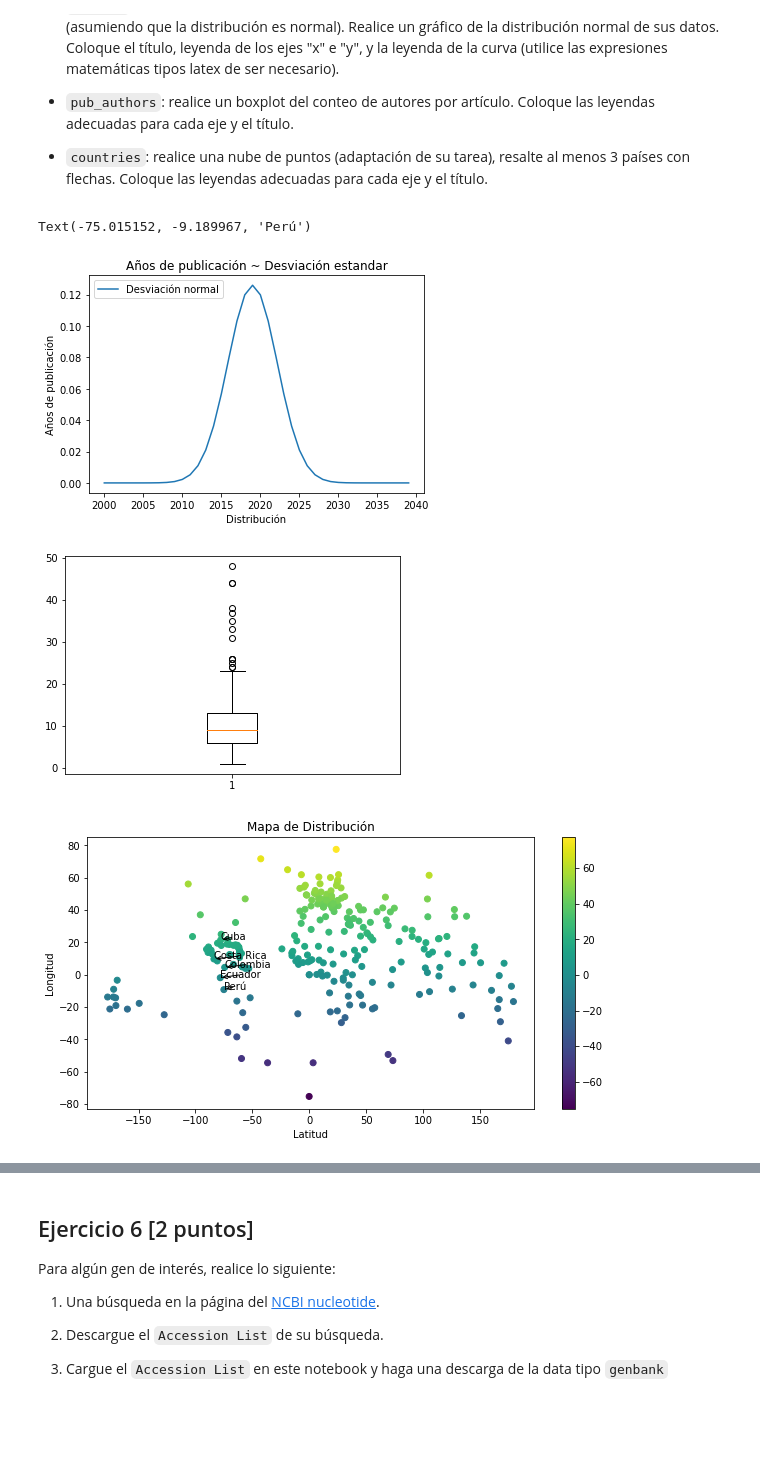
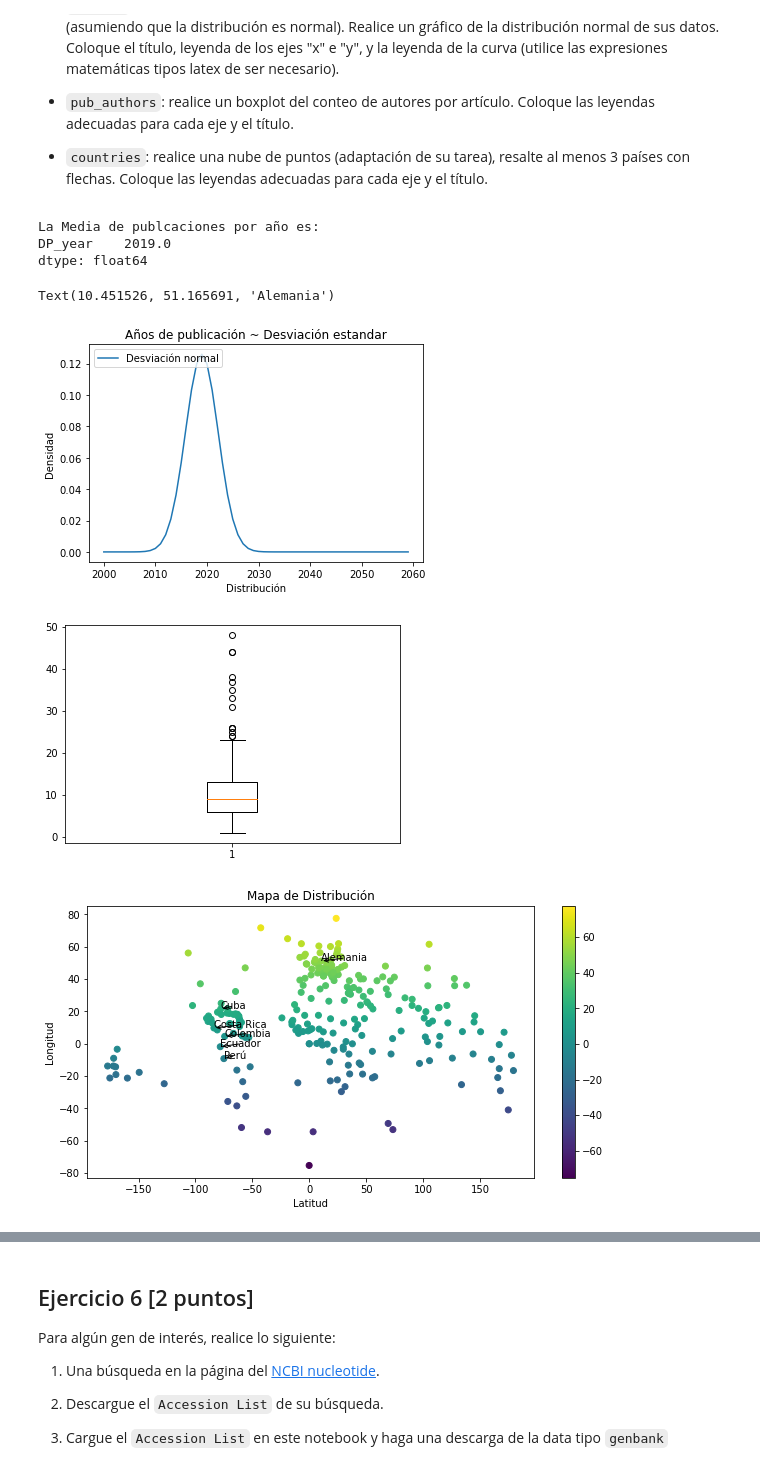
Before and after one commit to Orleans12/GBI6_ExamenPython, a Jupyter notebook: data/2021II_GBI6_ExamenParcialPython.ipynb, the cells around one changed output, grey strips where cells are left out. Drawn from its saved outputs; the diff is of its cells as text; code cells hidden in the pictures; blank space fills up the shorter version.

```diff
--- a/data/2021II_GBI6_ExamenParcialPython.ipynb
+++ b/data/2021II_GBI6_ExamenParcialPython.ipynb
@@ -225,49 +225,55 @@ Realice la visualización de los datos del ejercicio 3.
 #Pubyear
 mean_pub_year = frame_pub_year.median(numeric_only=True)
 Dstan_pub_year = frame_pub_year.std(numeric_only=True)
-
-pan= np.arange(2000,2040, 1)
+print("La Media de publcaciones por año es:")
+print(mean_pub_year)
+pan= np.arange(2000,2060, 1)
 
 plot1, axi1= plt.subplots()
 label="Desviación normal"
 axi1.plot(pan,norm.pdf(pan,mean_pub_year, Dstan_pub_year), label=label)
 axi1.set_title("Años de publicación ~ Desviación estandar")
 axi1.set_xlabel("Distribución")
-axi1.set_ylabel("Años de publicación")
+axi1.set_ylabel("Densidad")
 axi1.legend(loc="upper left")
 
 #Pubauthors
 frame_pub_authors.drop(frame_pub_authors[frame_pub_authors['num_auth']>50].index,inplace=True)
 frame_pub_authors.sort_values(by="num_auth", ascending=False, inplace=True)
 plot2, axi2=plt.subplots()
 axi2.boxplot(frame_pub_authors["num_auth"])
+
 
 #Pub_countries
 lalo_countries=pd.read_csv('countries.csv', engine='python', skipfooter=3)
 lalo_countries['name']=lalo_countries['name'].str.lower()
 lalo_countries=lalo_countries.rename(columns={'name': 'country_name'})
 frame_countries['country_name'] = frame_countries['country_name'].str.lower()
 frame_countries= frame_countries.rename(columns={'country': 'country_name'})
 data=pd.concat([frame_countries, lalo_countries]).groupby(['country_name']).sum()
 data=data[data['num_auth'].notna()]
 
 plt.figure(figsize=(10,5))
 plt.title('Mapa de Distribución')
 plt.xlabel('Latitud')
 plt.ylabel('Longitud')
 
 plt.scatter(data['longitude'], data['latitude'], c=data['latitude'], marker='o', label='Puntos')
 plt.colorbar()
 
 plt.annotate('Ecuador', xy= (data.loc['ecuador']['longitude'], data.loc['ecuador']['latitude']), arrowprops={'arrowstyle': '->'})
 plt.annotate('Costa Rica', xy= (data.loc['costa rica']['longitude'], data.loc['costa rica']['latitude']), arrowprops={'arrowstyle': '->'})
 plt.annotate('Cuba', xy= (data.loc['cuba']['longitude'], data.loc['cuba']['latitude']), arrowprops={'arrowstyle': '->'})
 plt.annotate('Colombia', xy= (data.loc['colombia']['longitude'], data.loc['colombia']['latitude']), arrowprops={'arrowstyle': '->'})
 plt.annotate('Perú', xy= (data.loc['peru']['longitude'], data.loc['peru']['latitude']), arrowprops={'arrowstyle': '->'})
+plt.annotate('Alemania', xy= (data.loc['germany']['longitude'], data.loc['germany']['latitude']), arrowprops={'arrowstyle': '->'})
 # %% [output]
-Text(-75.015152, -9.189967, 'Perú')
+La Media de publcaciones por año es:
+DP_year    2019.0
+dtype: float64
+Text(10.451526, 51.165691, 'Alemania')
-[figure, old version]
+[figure, new version]
 [figure]
-[figure, old version]
+[figure, new version]
 # %% [markdown]
 ## Ejercicio 5 [1 punto]
```
Also changed, not shown: parts of 3 cells of this notebook.
